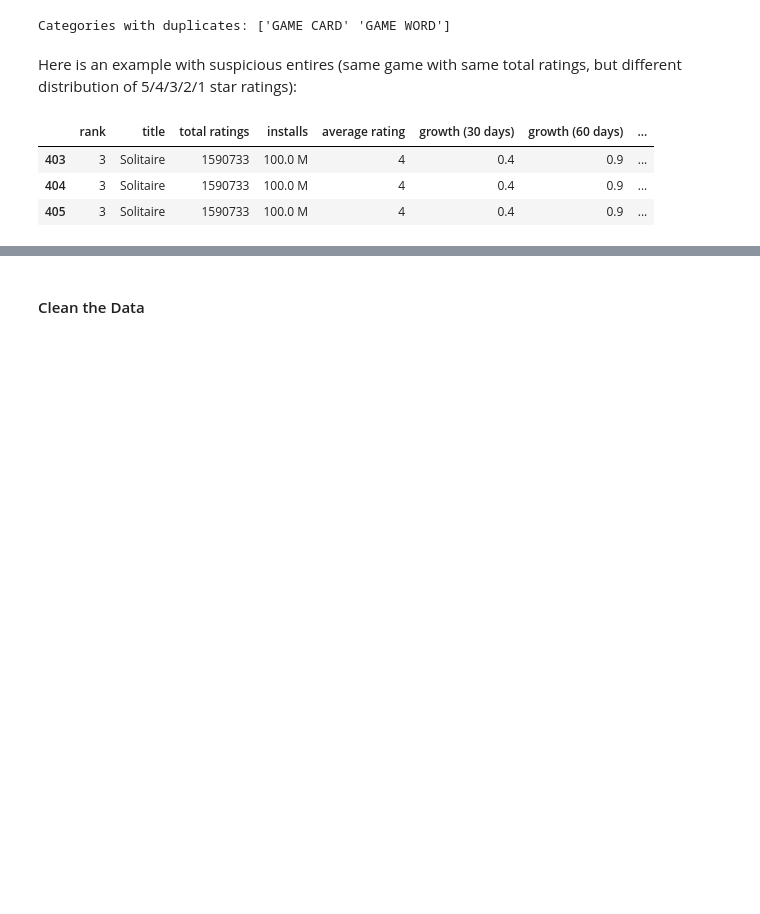
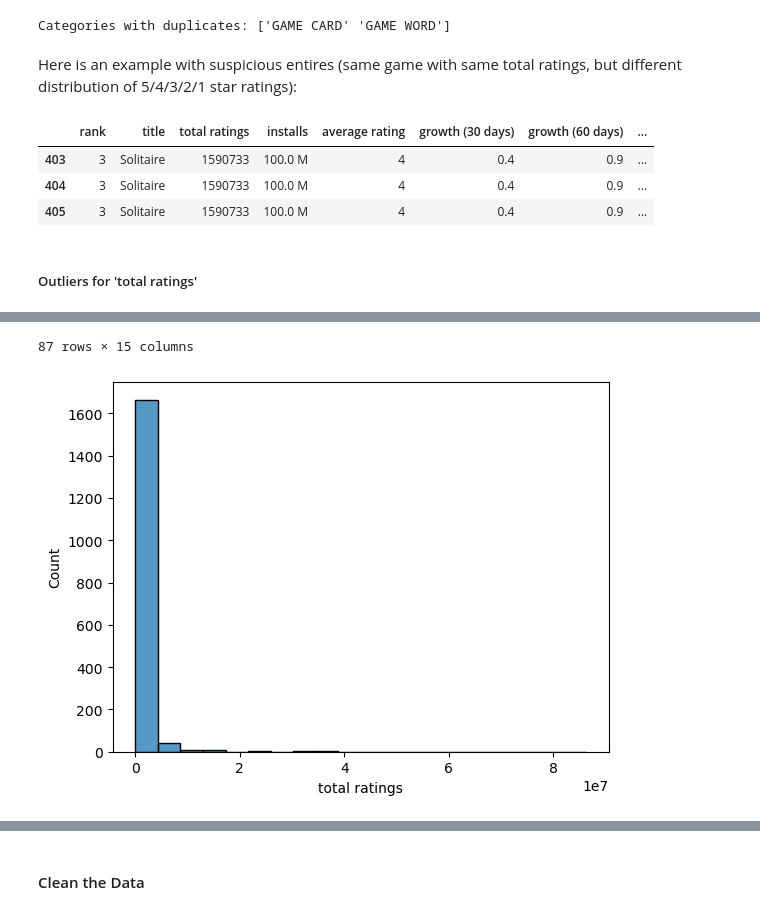
Before and after one commit to COGS108/Group066_WI26, a Jupyter notebook: 01-DataCheckpoint.ipynb, the cells around one changed output, grey strips where cells are left out. Saved outputs shown, nothing was run; the diff lists cells and outputs as text; code cells hidden in the pictures; blank space fills up the shorter version.

```diff
--- a/01-DataCheckpoint.ipynb
+++ b/01-DataCheckpoint.ipynb
@@ -239,3 +241,12 @@ df[df['category'] == 'GAME CARD'].iloc[3:6]
 | 403 | 3 | Solitaire | 1590733 | 100.0 M | 4 | 0.4 | 0.9 | ... |
 | 404 | 3 | Solitaire | 1590733 | 100.0 M | 4 | 0.4 | 0.9 | ... |
 | 405 | 3 | Solitaire | 1590733 | 100.0 M | 4 | 0.4 | 0.9 | ... |
+# %% [markdown]
+##### Outliers for 'total ratings'
+# %%
+sns.histplot(data=df, x='total ratings', bins=20)
+
+q95 = df['total ratings'].quantile(0.95)
+outliers = df[df['total ratings'] >= q95]
+outliers
+# %% [output]
@@ -241,0 +265,2 @@ df[df['category'] == 'GAME CARD'].iloc[3:6]
+87 rows × 15 columns
+[figure, added]
```
Also changed, not shown: parts of 13 cells of this notebook.
